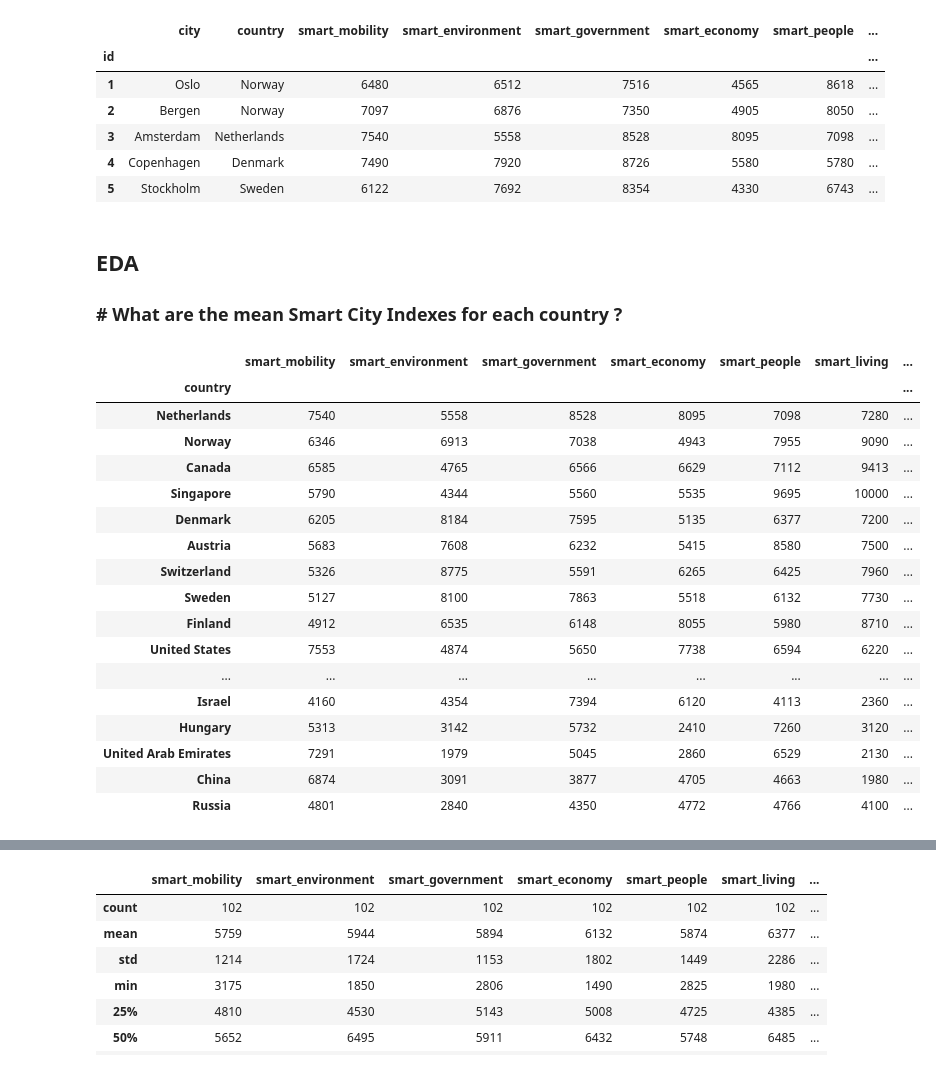
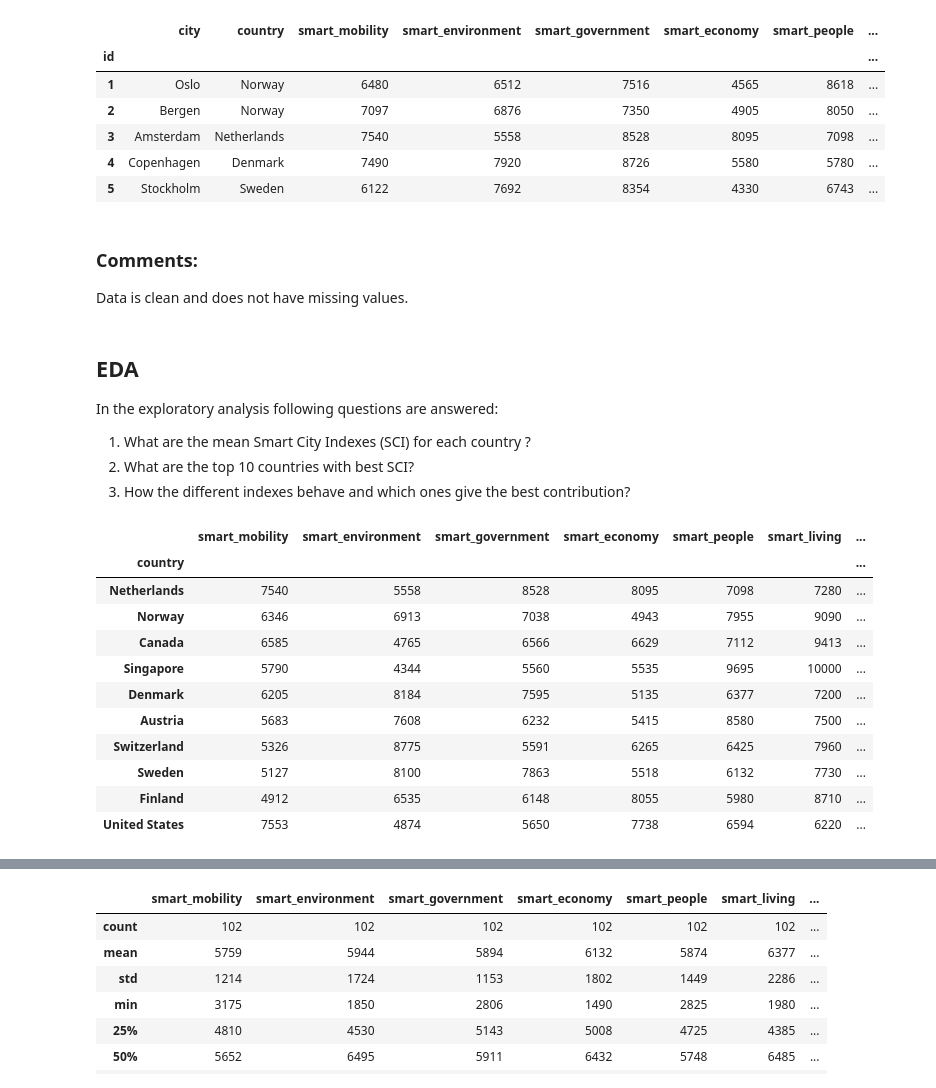
Before and after one commit to Edoardo1996/iornhack-final-project, a Jupyter notebook: main.ipynb, the cells around one changed output, grey strips where cells are left out. Saved outputs shown, nothing was run; the diff lists cells and outputs as text; code cells hidden in the pictures.

```diff
--- a/main.ipynb
+++ b/main.ipynb
@@ -78,36 +80,34 @@ display(sci.head())
 | 3 | Amsterdam | Netherlands | 7540 | 5558 | 8528 | 8095 | 7098 | ... |
 | 4 | Copenhagen | Denmark | 7490 | 7920 | 8726 | 5580 | 5780 | ... |
 | 5 | Stockholm | Sweden | 6122 | 7692 | 8354 | 4330 | 6743 | ... |
-# %% [markdown]
-## EDA
-### # What are the mean Smart City Indexes for each country ?
+# %% [markdown]
+### Comments:
+Data is clean and does not have missing values.
+# %% [markdown]
+## EDA
+In the exploratory analysis following questions are answered:
+1. What are the mean Smart City Indexes (SCI) for each country ?
+2. What are the top 10 countries with best SCI?
+3. How the different indexes behave and which ones give the best contribution?
 # %%
-cols = ['smart_mobility', 'smart_environment',
-       'smart_government', 'smart_economy', 'smart_people', 'smart_living',
-       'smartcity_index']
+cols = sci.select_dtypes(np.number).columns
 
 mean_sci = pd.DataFrame(sci.groupby('country')[cols].mean()).astype('int64')
-mean_sci = mean_sci.sort_values('smartcity_index', ascending=False)
-mean_sci.style.background_gradient(cmap='YlOrRd')
+mean_sci = mean_sci.sort_values('smartcity_index', ascending=False).iloc[:10, :]
+mean_sci.style.background_gradient(cmap='Greens')
 # %% [output]
 |  | smart_mobility | smart_environment | smart_government | smart_economy | smart_people | smart_living | ... |
 | country |  |  |  |  |  |  | ... |
 | Netherlands | 7540 | 5558 | 8528 | 8095 | 7098 | 7280 | ... |
 | Norway | 6346 | 6913 | 7038 | 4943 | 7955 | 9090 | ... |
 | Canada | 6585 | 4765 | 6566 | 6629 | 7112 | 9413 | ... |
 | Singapore | 5790 | 4344 | 5560 | 5535 | 9695 | 10000 | ... |
 | Denmark | 6205 | 8184 | 7595 | 5135 | 6377 | 7200 | ... |
 | Austria | 5683 | 7608 | 6232 | 5415 | 8580 | 7500 | ... |
 | Switzerland | 5326 | 8775 | 5591 | 6265 | 6425 | 7960 | ... |
 | Sweden | 5127 | 8100 | 7863 | 5518 | 6132 | 7730 | ... |
 | Finland | 4912 | 6535 | 6148 | 8055 | 5980 | 8710 | ... |
 | United States | 7553 | 4874 | 5650 | 7738 | 6594 | 6220 | ... |
-| ... | ... | ... | ... | ... | ... | ... | ... |
-| Israel | 4160 | 4354 | 7394 | 6120 | 4113 | 2360 | ... |
-| Hungary | 5313 | 3142 | 5732 | 2410 | 7260 | 3120 | ... |
-| United Arab Emirates | 7291 | 1979 | 5045 | 2860 | 6529 | 2130 | ... |
-| China | 6874 | 3091 | 3877 | 4705 | 4663 | 1980 | ... |
-| Russia | 4801 | 2840 | 4350 | 4772 | 4766 | 4100 | ... |
 # %%
 # Visualizing the trend
 
```
Also changed, not shown: parts of 25 cells of this notebook.
